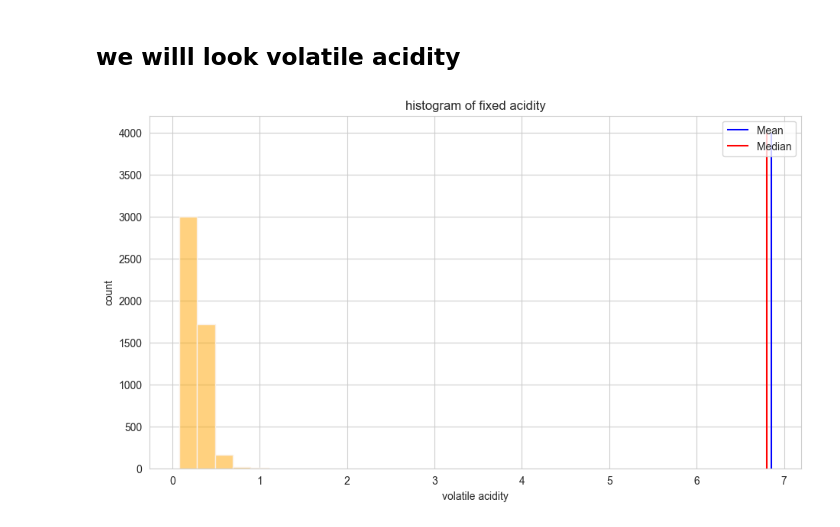
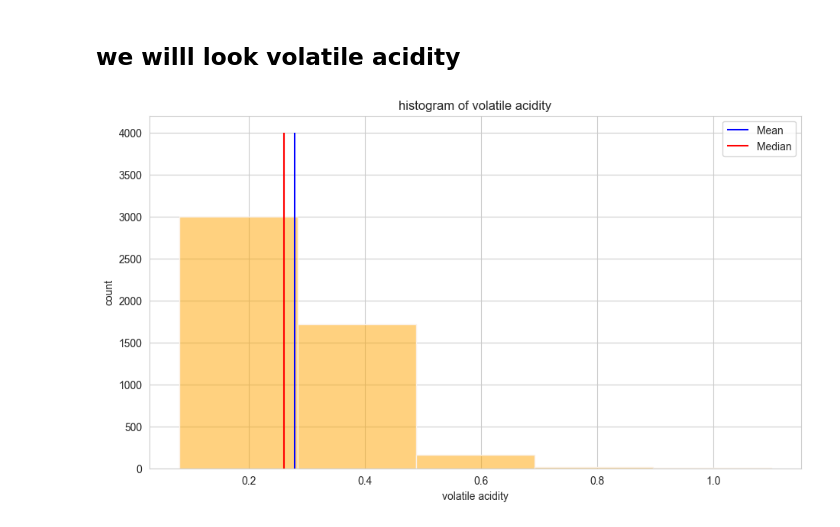
Before and after one commit to Subodhoraw/Central-tendency-case-report, a Jupyter notebook: winequality.ipynb, the cells around one changed output. Cells and saved outputs as stored; diff of their text form; code cells hidden in the pictures.

```diff
--- a/winequality.ipynb
+++ b/winequality.ipynb
@@ -650,12 +650,12 @@ plt.show()
 # %%
 plt.figure(figsize = (11,6))
 sns.histplot(data = data, x = 'volatile acidity',color= 'orange',edgecolor ='linen',alpha =0.5, bins = 5)
-plt.title("histogram of fixed acidity")
+plt.title("histogram of volatile acidity")
 plt.xlabel('volatile acidity')
 plt.ylabel('count')
-plt.vlines(data['fixed acidity'].mean(), ymin = 0, ymax = 4000, color ='blue',label ='Mean')
-plt.vlines(data['fixed acidity'].median(), ymin = 0, ymax = 4000, color ='red',label ='Median')
+plt.vlines(data['volatile acidity'].mean(), ymin = 0, ymax = 4000, color ='blue',label ='Mean')
+plt.vlines(data['volatile acidity'].median(), ymin = 0, ymax = 4000, color ='red',label ='Median')
 plt.legend()
 plt.show()
 # %% [output]
-[figure, old version]
+[figure, new version]
```
Also changed, not shown: parts of 6 cells of this notebook.
